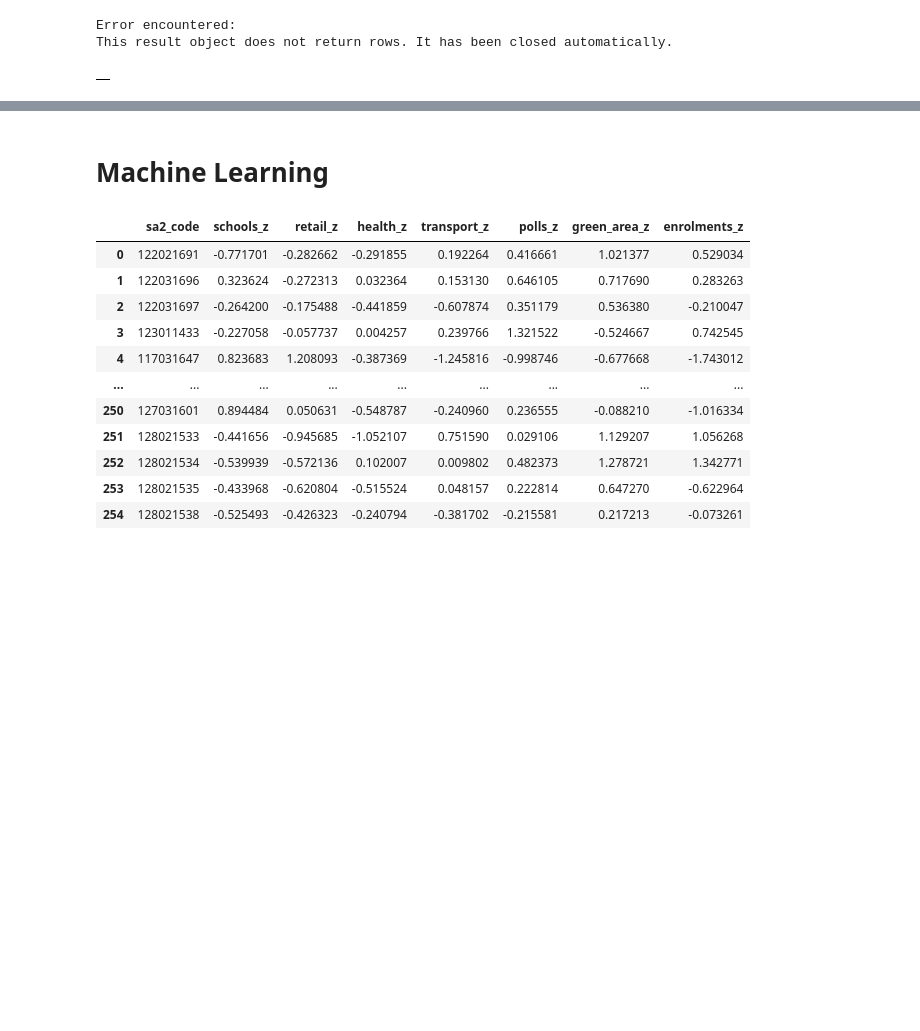
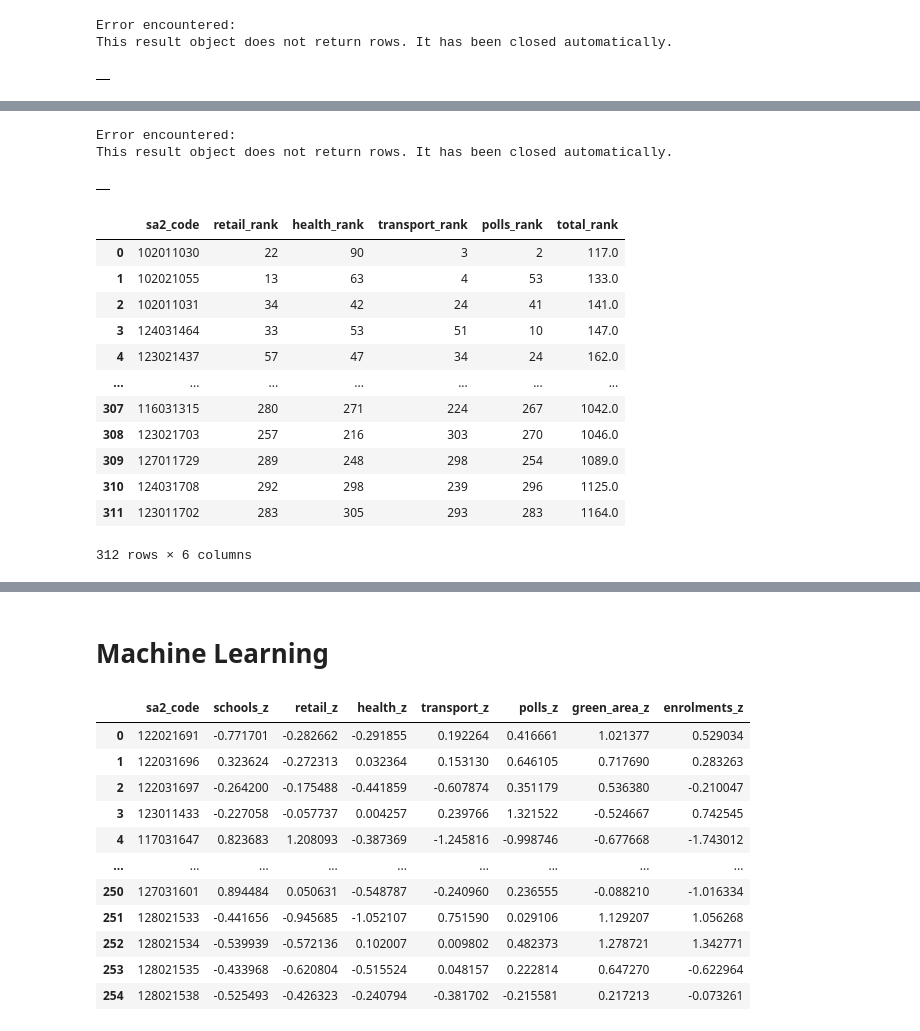
Before and after one commit to joshuahallam127/DATA2901_Assign, a Jupyter notebook: main.ipynb, the cells around one changed output, grey strips where cells are left out. Drawn from its saved outputs; the diff is of its cells as text; code cells hidden in the pictures; blank space fills up the shorter version.

```diff
--- a/main.ipynb
+++ b/main.ipynb
@@ -2240,0 +2339,35 @@ df_z_score = gpd.GeoDataFrame.from_postgis(text(sql), conn, geom_col='geom')
+# %%
+sql = """
+DROP TABLE IF EXISTS total_ranked CASCADE;
+CREATE TABLE total_ranked AS
+SELECT
+    sa2_code,
+    retail_rank,
+    health_rank,
+    transport_rank,
+    polls_rank,
+    SUM(retail_rank + health_rank + transport_rank + polls_rank) AS total_rank
+FROM per_thousand_ranked
+GROUP BY sa2_code, retail_rank, health_rank, transport_rank, polls_rank
+"""
+query(conn, sql)
+# %% [output]
+Error encountered:
+This result object does not return rows. It has been closed automatically.
+|  |
+# %%
+query(conn, "SELECT * FROM total_ranked ORDER BY total_rank")
+# %% [output]
+|  | sa2_code | retail_rank | health_rank | transport_rank | polls_rank | total_rank |
+| 0 | 102011030 | 22 | 90 | 3 | 2 | 117.0 |
+| 1 | 102021055 | 13 | 63 | 4 | 53 | 133.0 |
+| 2 | 102011031 | 34 | 42 | 24 | 41 | 141.0 |
+| 3 | 124031464 | 33 | 53 | 51 | 10 | 147.0 |
+| 4 | 123021437 | 57 | 47 | 34 | 24 | 162.0 |
+| ... | ... | ... | ... | ... | ... | ... |
+| 307 | 116031315 | 280 | 271 | 224 | 267 | 1042.0 |
+| 308 | 123021703 | 257 | 216 | 303 | 270 | 1046.0 |
+| 309 | 127011729 | 289 | 248 | 298 | 254 | 1089.0 |
+| 310 | 124031708 | 292 | 298 | 239 | 296 | 1125.0 |
+| 311 | 123011702 | 283 | 305 | 293 | 283 | 1164.0 |
+312 rows × 6 columns
```
Also changed, not shown: parts of 47 cells of this notebook, 2 other files.
